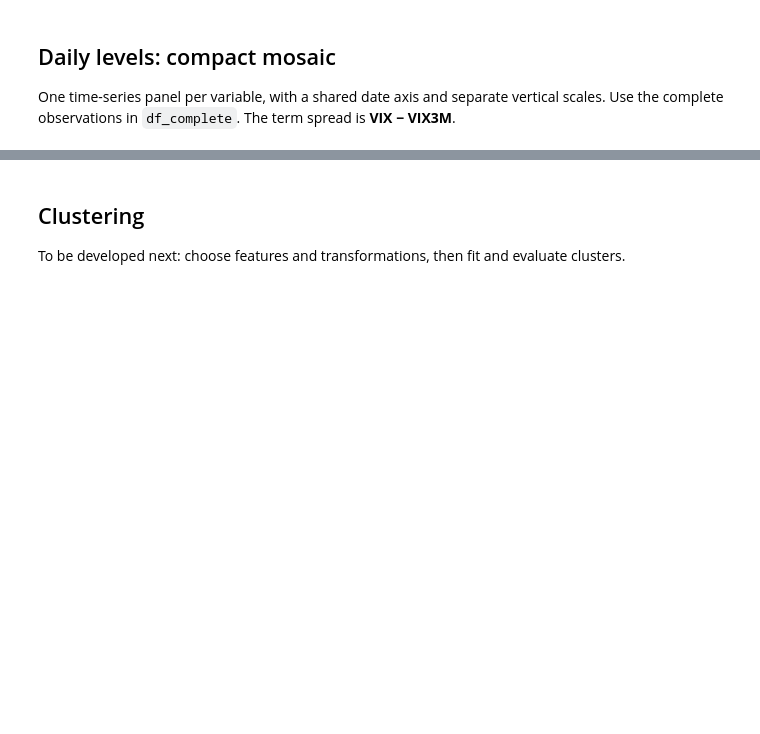
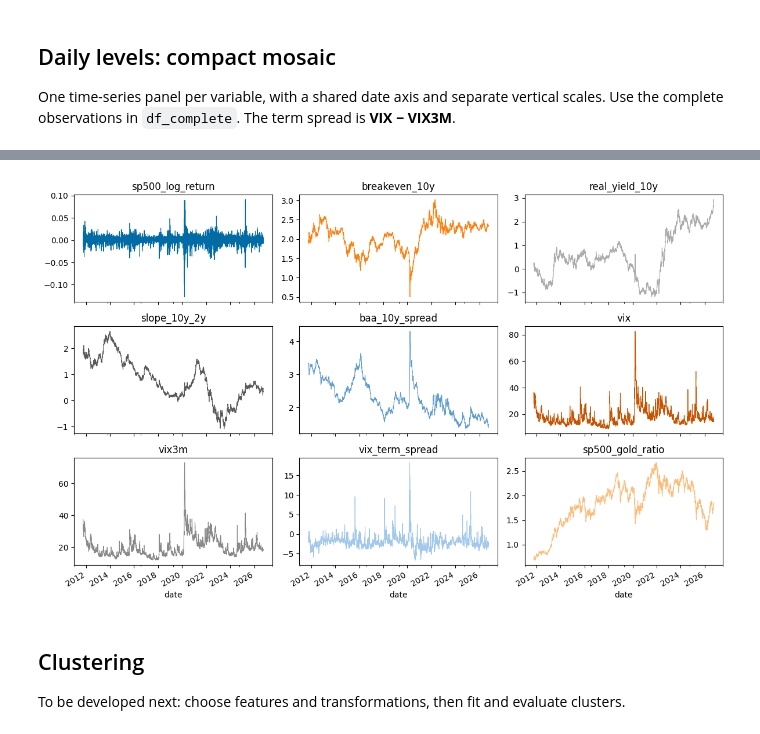
Before and after one commit to galamboslajos/clustering-entropy-pooling, a Jupyter notebook: 02_clustering_analysis.ipynb, the cells around one changed output, grey strips where cells are left out. Cells and saved outputs as stored; diff of their text form; code cells hidden in the pictures; blank space fills up the shorter version.

```diff
--- a/02_clustering_analysis.ipynb
+++ b/02_clustering_analysis.ipynb
@@ -79,11 +91,16 @@ df_transformed.head()
 # %%
+plot_rows = (len(df_transformed.columns) + 2) // 3
 with plt.style.context("tableau-colorblind10"):
-    axes = df_transformed.plot(subplots=True, layout=(3, 3), figsize=(11, 6),
+    axes = df_transformed.plot(subplots=True, layout=(plot_rows, 3), figsize=(12, 2.5 * plot_rows),
                                sharex=True, legend=False, linewidth=0.8)
     for ax, column in zip(axes.flat, df_transformed.columns):
         ax.set_title(column)
+    for ax in axes.flat[len(df_transformed.columns):]:
+        ax.set_visible(False)
     plt.tight_layout()
     plt.show()
+# %% [output]
+[figure, added]
 # %% [markdown]
 ## Clustering
 
```
Also changed, not shown: parts of 36 cells of this notebook, 3 other files.
